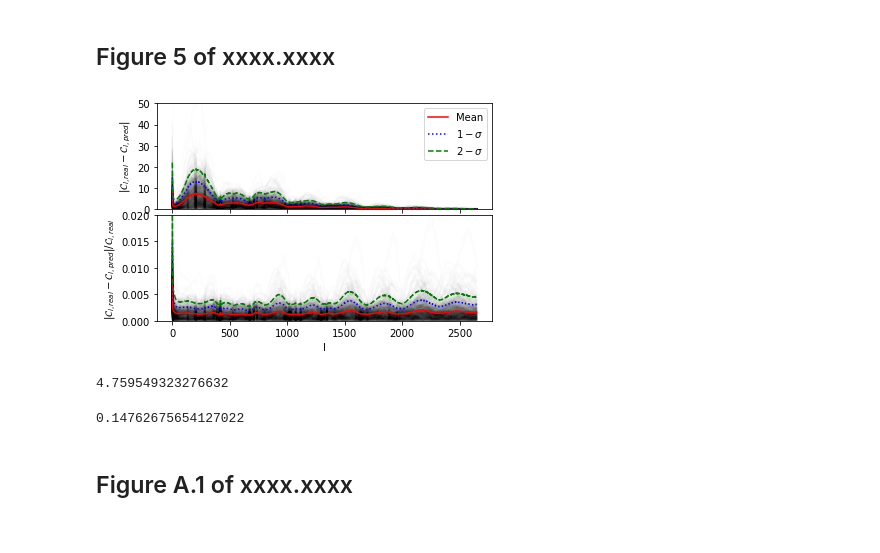
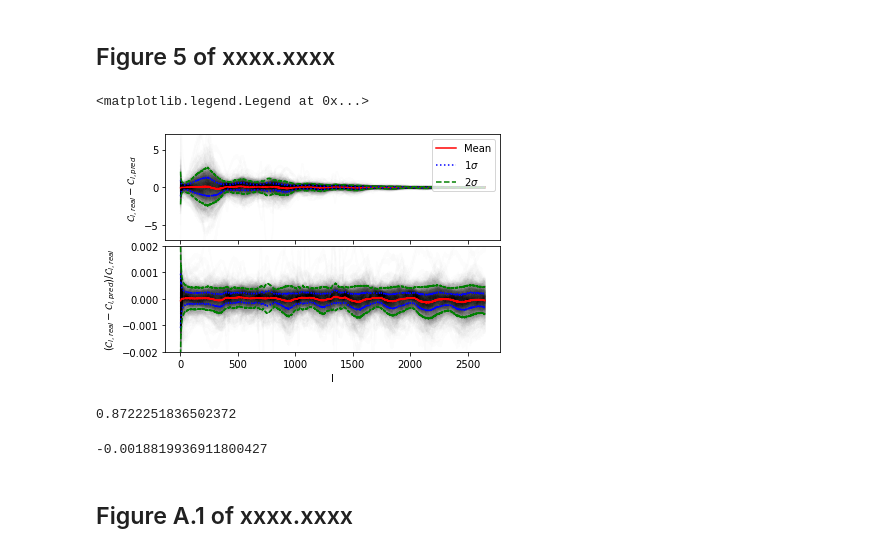
Before and after one commit to Martindelosrios/cosmic-kite, a Jupyter notebook: Examples/Figures.ipynb, the cells around one changed output. Drawn from its saved outputs; the diff is of its cells as text; code cells hidden in the pictures.

```diff
--- a/Examples/Figures.ipynb
+++ b/Examples/Figures.ipynb
@@ -220,55 +219,60 @@ plt.ylabel(r'$A_{s}$ Pred')
 # %%
 lmax = 2650
 lmin = 2
 
-tt_error = np.abs(tt_test - tt_pred)
-tt_por   = np.abs((tt_test - tt_pred)/tt_test)
+tt_error = (tt_test - tt_pred)
+tt_por   = ((tt_test - tt_pred)/tt_test)
 
 tt_error_mean = np.mean(tt_error, axis = 0)
-tt_error_sd   = np.std(tt_error, axis = 0)
+tt_error_sd   = np.std( np.abs(tt_error), axis = 0)
 
 tt_por_mean = np.mean(tt_por, axis = 0)
-tt_por_sd   = np.std(tt_por, axis = 0)
+tt_por_sd   = np.std( np.abs(tt_por), axis = 0)
 
 l = np.arange(2, 2650)
 
 fig, axs = plt.subplots(2, 1, sharex=True, gridspec_kw={'hspace': 0.05, 'wspace': 0.})
 
 for i in range(len(y_testset) - 1):
   ind = i
 
-  axs[0].plot(l , np.abs(tt_test[ind,:] - tt_pred[ind,:]), color = 'black', alpha = 0.01)
-  axs[0].set(ylabel = r'$|\mathcal{C}_{l,real} - \mathcal{C}_{l, pred}|$')
+  axs[0].plot(l , (tt_test[ind,:] - tt_pred[ind,:]), color = 'black', alpha = 0.01)
+  axs[0].set(ylabel = r'$\mathcal{C}_{l,real} - \mathcal{C}_{l, pred}$')
 
-  axs[1].plot(l, np.abs(tt_test[ind,:] - tt_pred[ind,:])/tt_test[ind,:], color = 'black', alpha = 0.01)
-  axs[1].set(ylabel = r'$|\mathcal{C}_{l,real} - \mathcal{C}_{l, pred}|/\mathcal{C}_{l,real}$', xlabel = 'l')
+  axs[1].plot(l, (tt_test[ind,:] - tt_pred[ind,:])/tt_test[ind,:], color = 'black', alpha = 0.01)
+  axs[1].set(ylabel = r'$(\mathcal{C}_{l,real} - \mathcal{C}_{l, pred})/\mathcal{C}_{l,real}$', xlabel = 'l')
 
 axs[0].plot(l, tt_error_mean, color = 'red', label = 'Mean')
 axs[1].plot(l, tt_por_mean, color = 'red')
 
-axs[0].plot(l, tt_error_mean + tt_error_sd, color = 'blue', linestyle = ':', label = r'$1-\sigma$')
+axs[0].plot(l, tt_error_mean + tt_error_sd, color = 'blue', linestyle = ':', label = r'$1\sigma$')
+axs[0].plot(l, tt_error_mean - tt_error_sd, color = 'blue', linestyle = ':')
 axs[1].plot(l, tt_por_mean + tt_por_sd, color = 'blue', linestyle = ':')
+axs[1].plot(l, tt_por_mean - tt_por_sd, color = 'blue', linestyle = ':')
 
-axs[0].plot(l, tt_error_mean + 2*tt_error_sd, color = 'green', linestyle = '--', label = r'$2-\sigma$')
+axs[0].plot(l, tt_error_mean + 2*tt_error_sd, color = 'green', linestyle = '--', label = r'$2\sigma$')
+axs[0].plot(l, tt_error_mean - 2*tt_error_sd, color = 'green', linestyle = '--')
 axs[1].plot(l, tt_por_mean + 2*tt_por_sd, color = 'green', linestyle = '--')
+axs[1].plot(l, tt_por_mean - 2*tt_por_sd, color = 'green', linestyle = '--')
 
-axs[0].set(ylim=(0,50))
-axs[1].set(ylim=(0,0.02))
-axs[0].legend()
+axs[0].set(ylim=(-7,7))
+axs[1].set(ylim=(-0.002,0.002))
+axs[0].legend(loc = 'upper right')
 # %% [output]
+<matplotlib.legend.Legend at 0x...>
-[figure, old version]
+[figure, new version]
 # %%
 # Worst multipole prediction for all the testset
 
-np.max(tt_por)*100
+np.max(np.abs(tt_por))*100
 # %% [output]
-4.759549323276632
+0.8722251836502372
 # %%
 # Mean multipole error
 
 np.mean(tt_por*100)
 # %% [output]
-0.14762675654127022
+-0.0018819936911800427
 # %% [markdown]
 ## Figure A.1 of xxxx.xxxx
 # %%
```
Also changed, not shown: parts of 30 cells of this notebook.
